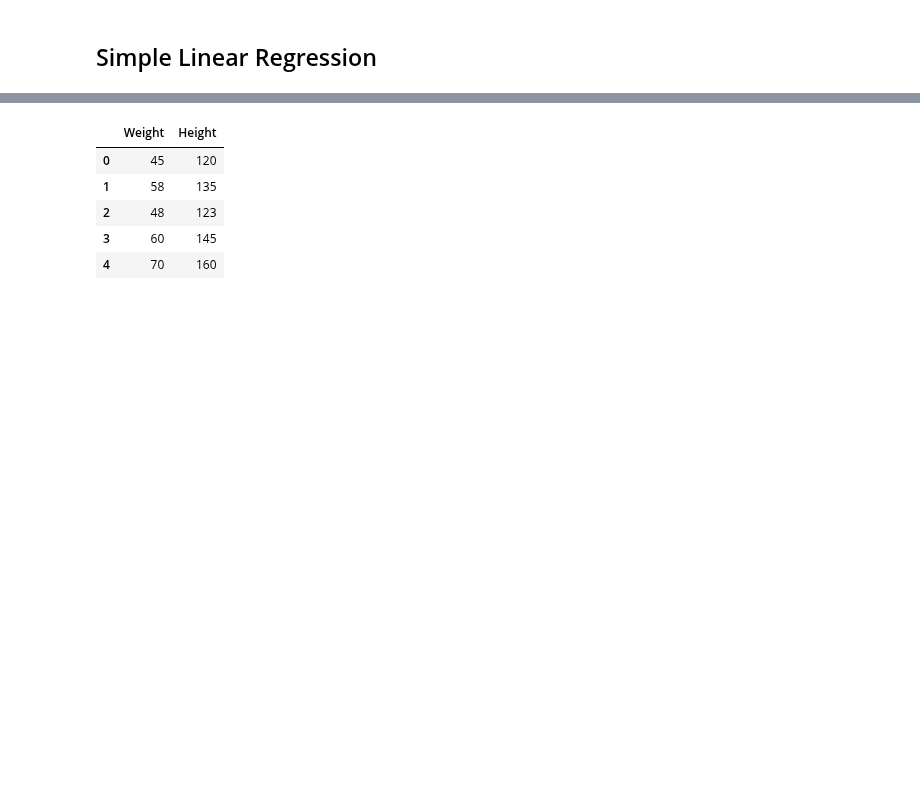
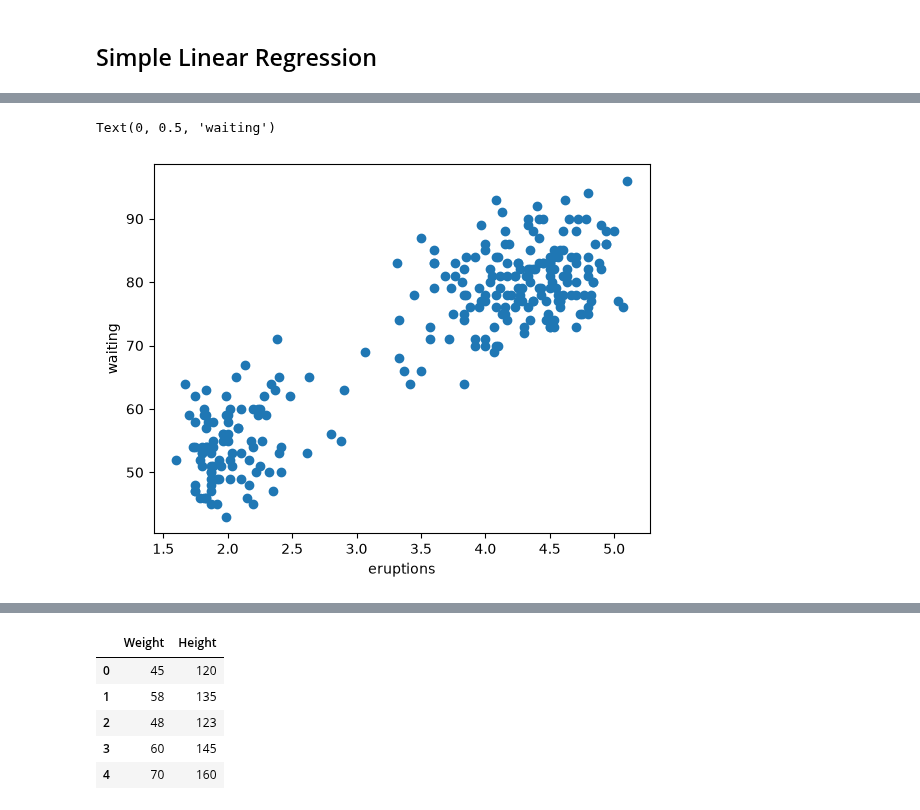
Before and after one commit to prajwal-sv/Machine-Learning, a Jupyter notebook: 13. Linear Regression/Simple Linear Regression/3.0-Simple+Linear+Regression (1).ipynb, the cells around one changed output, grey strips where cells are left out. Cells and saved outputs as stored; diff of their text form; code cells hidden in the pictures; blank space fills up the shorter version.

```diff
--- a/13. Linear Regression/Simple Linear Regression/3.0-Simple+Linear+Regression (1).ipynb
+++ b/13. Linear Regression/Simple Linear Regression/3.0-Simple+Linear+Regression (1).ipynb
@@ -2,0 +14,4 @@
+# %%
+df = pd.read_excel('CDAC_DataBook.xlsx',sheet_name='faithful')
+
+df
@@ -2,0 +32,7 @@
+# %%
+plt.scatter(df['eruptions'],df['waiting'])
+plt.xlabel("eruptions")
+plt.ylabel("waiting")
+# %% [output]
+Text(0, 0.5, 'waiting')
+[figure, added]
```
Also changed, not shown: parts of 20 cells of this notebook, 1 other file.
